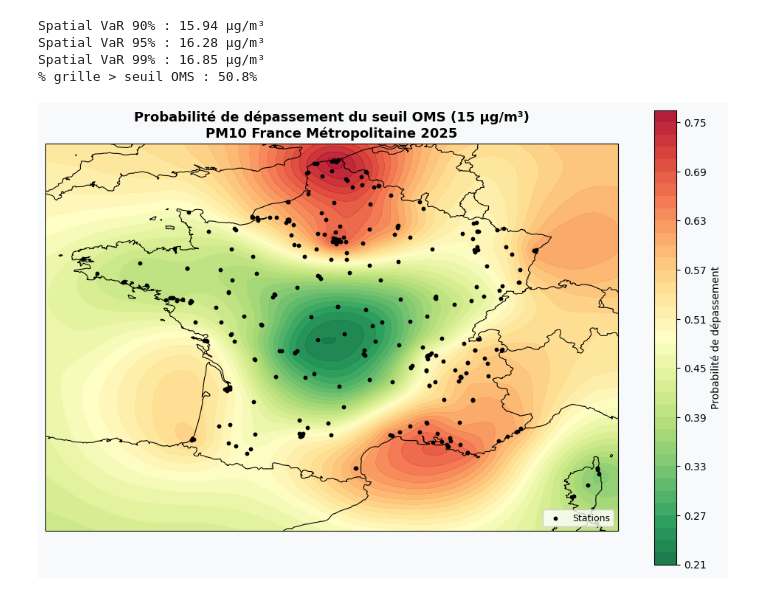
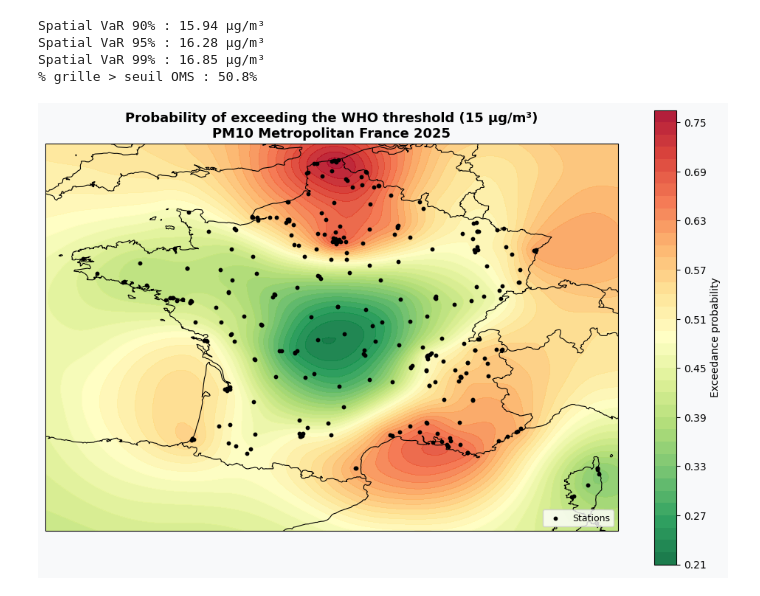
Before and after one commit to Gookd/spatial-pollution-risk-models, a Jupyter notebook: code/Risques.ipynb, the cells around one changed output. Drawn from its saved outputs; the diff is of its cells as text; code cells hidden in the pictures.

```diff
--- a/code/Risques.ipynb
+++ b/code/Risques.ipynb
@@ -129,23 +129,23 @@ Spatial VaR 99% : 16.85 µg/m³
 # %%
 fig, ax = plt.subplots(figsize=(10, 8),
                         subplot_kw={'projection': ccrs.PlateCarree()})
 fig.patch.set_facecolor('#f8f9fa')
 
 ax.set_extent([-5.5, 10.0, 41.0, 51.5])
 ax.add_feature(cfeature.BORDERS, linewidth=0.8)
 ax.add_feature(cfeature.COASTLINE, linewidth=0.8)
 ax.add_feature(cfeature.LAND, facecolor='#f5f5f5')
 
 cf = ax.contourf(grid_lon, grid_lat, prob_depassement, levels=50,
                   cmap="RdYlGn_r", transform=ccrs.PlateCarree(), alpha=0.9)
 ax.scatter(lons, lats, c="black", s=10, transform=ccrs.PlateCarree(), zorder=5, label="Stations")
-plt.colorbar(cf, ax=ax, label="Probabilité de dépassement", shrink=0.8)
+plt.colorbar(cf, ax=ax, label="Exceedance probability", shrink=0.8)
 
-ax.set_title("Probabilité de dépassement du seuil OMS (15 µg/m³)\nPM10 France Métropolitaine 2025",
+ax.set_title("Probability of exceeding the WHO threshold (15 µg/m³)\nPM10 Metropolitan France 2025",
              fontsize=13, fontweight='bold')
 ax.legend(loc='lower right', fontsize=9)
 
 plt.tight_layout()
 plt.show()
 # %% [output]
-[figure, old version]
+[figure, new version]
```
Also changed, not shown: parts of 1 cell of this notebook, 10 other files.
